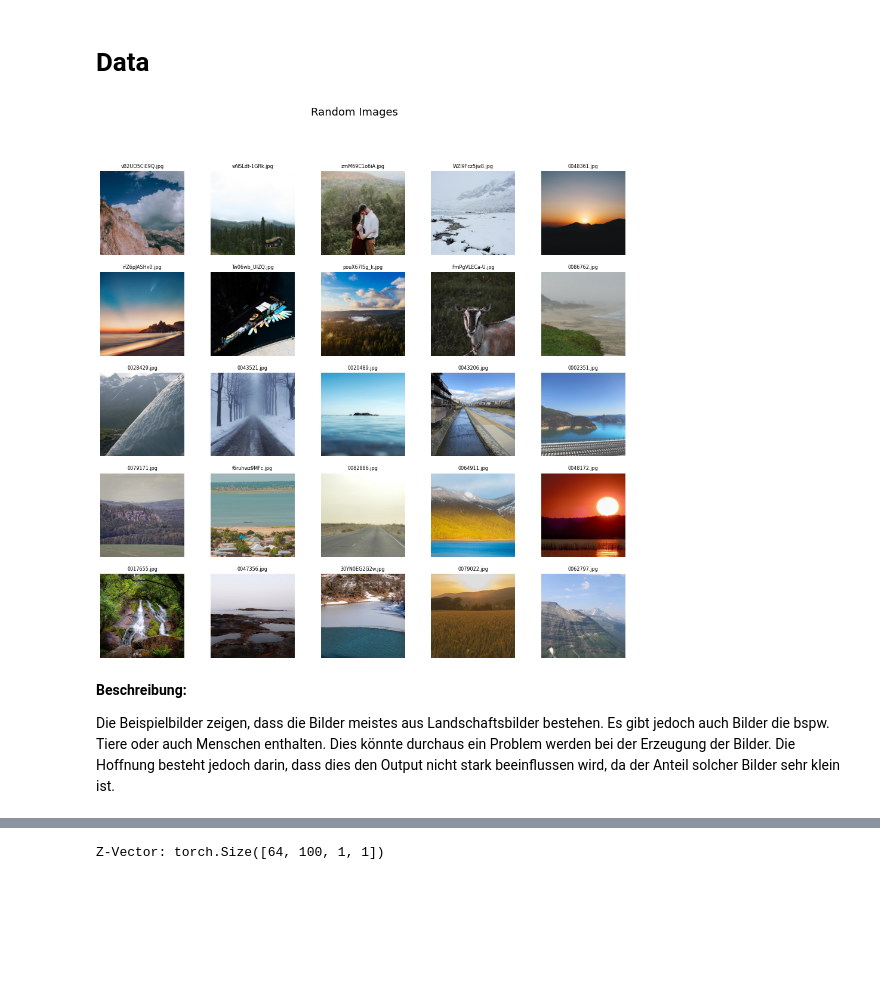
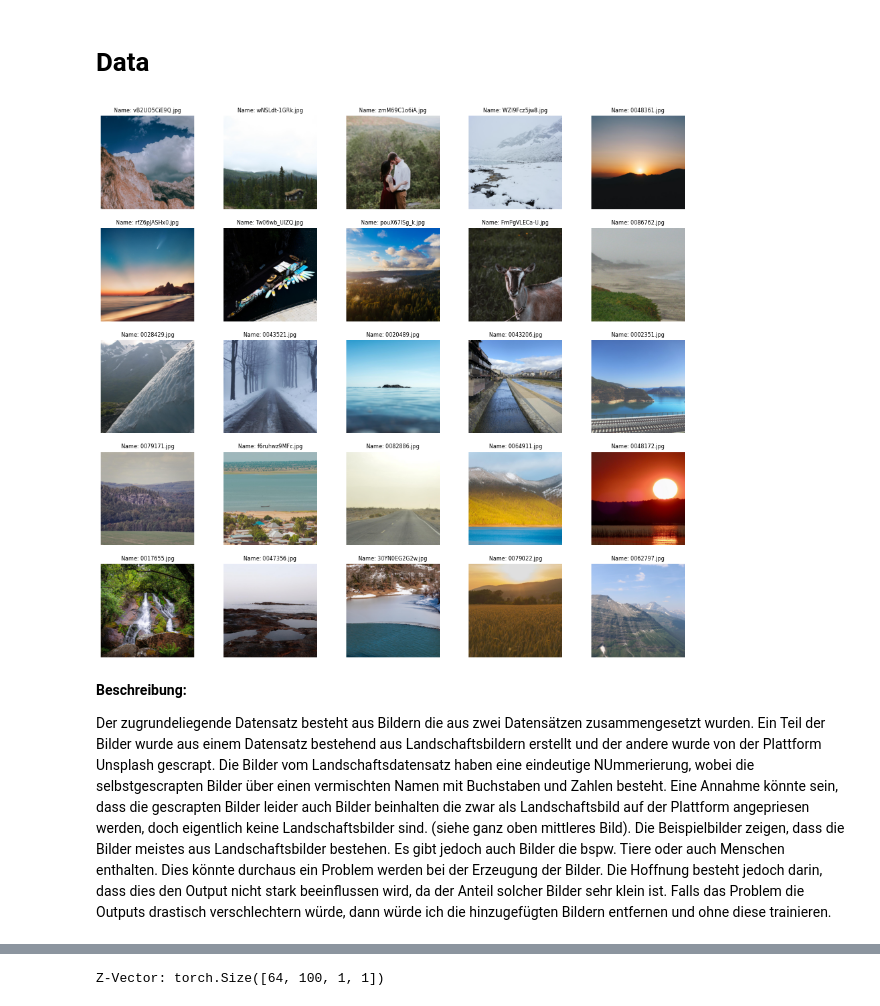
Before and after one commit to simsta1/LandscapeGAN, a Jupyter notebook: LandsGAN.ipynb, the cells around one changed output, grey strips where cells are left out. Saved outputs shown, nothing was run; the diff lists cells and outputs as text; code cells hidden in the pictures; blank space fills up the shorter version.

```diff
--- a/LandsGAN.ipynb
+++ b/LandsGAN.ipynb
@@ -18,28 +28,28 @@ from prg.networks import Generator, Discriminator
 # %%
 N_IMAGES = 25
 SEED = 11
 
 np.random.seed(SEED)
 random_images = np.random.choice(os.listdir('./data/images'), size=N_IMAGES, replace=False)
 ncols = 5
 nrows = N_IMAGES // ncols
 fig = plt.subplots(nrows=nrows, ncols=ncols, figsize=(16, 3*nrows))
 
-plt.suptitle('Random Images', fontsize=18)
-
 for i, img in enumerate(random_images):
     plt.subplot(nrows, ncols, i+1)
     image = PIL.Image.open('./data/images/' + img)
     plt.imshow(image)
-    plt.title(img, fontsize=8)
+    plt.title('Name: '+img, fontsize=8)
     plt.axis('off')
 
 plt.show()
 # %% [output]
-[figure, old version]
+[figure, new version]
 # %% [markdown]
 **Beschreibung:**
 
+Der zugrundeliegende Datensatz besteht aus Bildern die aus zwei Datensätzen zusammengesetzt wurden. Ein Teil der Bilder wurde aus einem Datensatz bestehend aus Landschaftsbildern erstellt und der andere wurde von der Plattform Unsplash gescrapt. Die Bilder vom Landschaftsdatensatz haben eine eindeutige NUmmerierung, wobei die selbstgescrapten Bilder über einen vermischten Namen mit Buchstaben und Zahlen besteht. Eine Annahme könnte sein, dass die gescrapten Bilder leider auch Bilder beinhalten die zwar als Landschaftsbild auf der Plattform angepriesen werden, doch eigentlich keine Landschaftsbilder sind. (siehe ganz oben mittleres Bild).
 Die Beispielbilder zeigen, dass die Bilder meistes aus Landschaftsbilder bestehen. Es gibt jedoch auch Bilder die bspw. Tiere oder auch Menschen enthalten. Dies könnte durchaus ein Problem werden bei der Erzeugung der Bilder. Die Hoffnung besteht jedoch darin, dass dies den Output nicht stark beeinflussen wird, da der Anteil solcher Bilder sehr klein ist.
+Falls das Problem die Outputs drastisch verschlechtern würde, dann würde ich die hinzugefügten Bildern entfernen und ohne diese trainieren.
 # %%
 # Params
```
Also changed, not shown: parts of 10 cells of this notebook.
